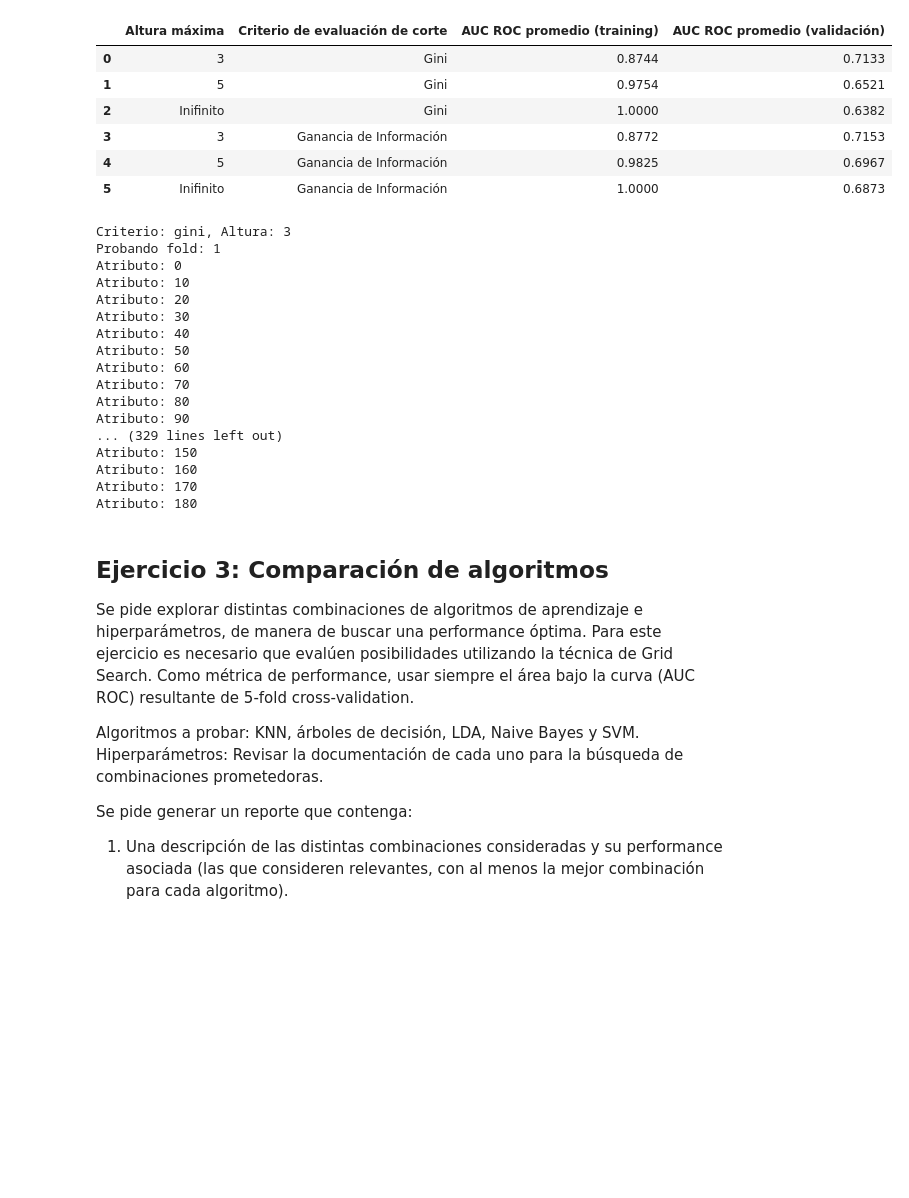
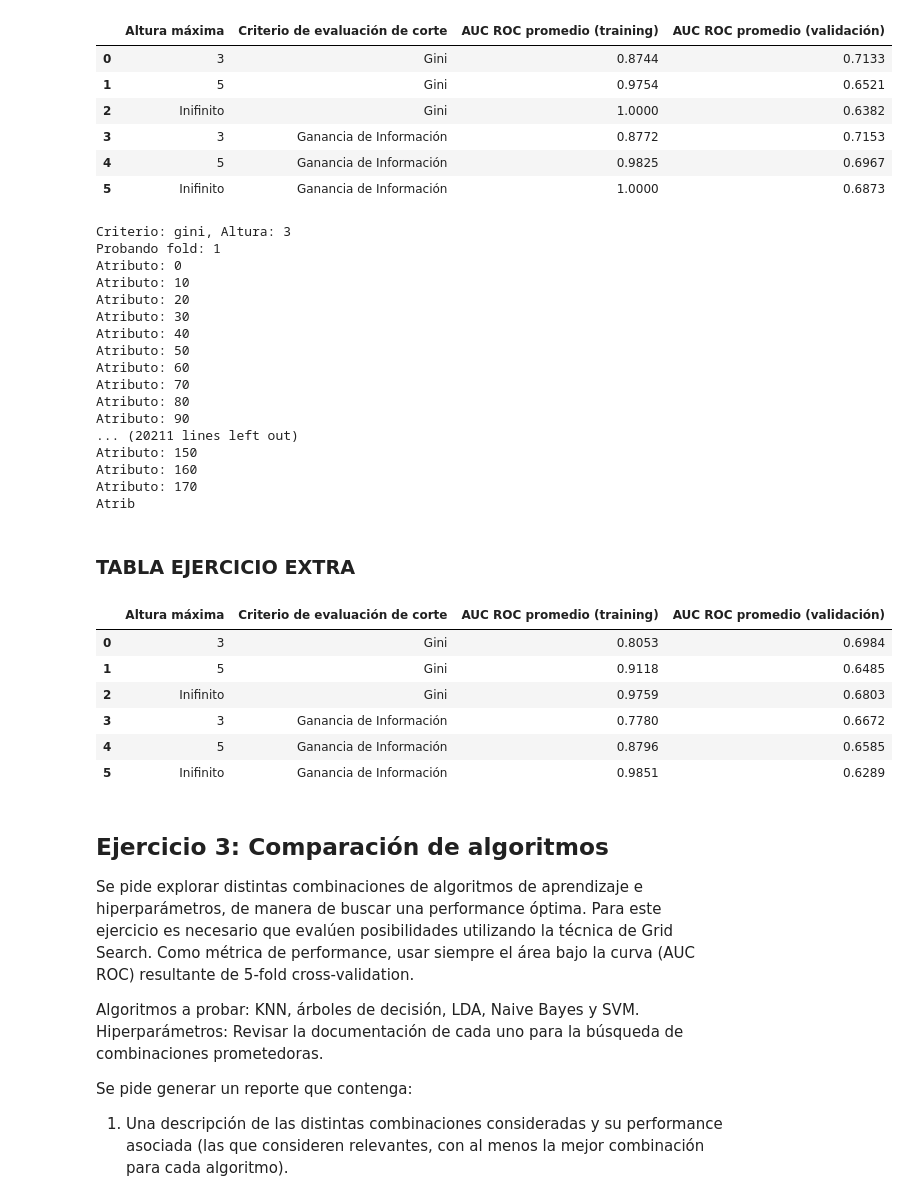
Before and after one commit to cosa65/aprendizajeAutomatico, a Jupyter notebook: TP1/TP1.ipynb, the cells around one changed output. Drawn from its saved outputs; the diff is of its cells as text; code cells hidden in the pictures; blank space fills up the shorter version.

Commit message:
Ej 2 extra con entropy arreglado

```diff
--- a/TP1/TP1.ipynb
+++ b/TP1/TP1.ipynb
@@ -539,7 +539,7 @@ def ganancia_entropia(instancias, etiquetas, etiquetas_rama_izquierda, etiquetas
 
     ganancia_entropia = entropia_total - ((n_izq/n)*entropia_izq + (n_der/n)*entropia_der)
 
-    return ganancia_gini
+    return ganancia_entropia
 
 def imprimir_arbol(arbol, spacing=""):
     if isinstance(arbol, Hoja):
@@ -658,35 +658,43 @@ for criterio in ["gini", "entropy"]:
             auc_roc_train_list.append(auc_roc_train_fold)
         resultados_training.append( sum(auc_roc_train_list) / len(auc_roc_train_list) )
         resultados_validation.append( sum(auc_roc_test_list) / len(auc_roc_test_list) )
 ###################################################################################################################################
 
 df = pd.DataFrame(index=range(0,6))
 
 df["Altura máxima"] = [3, 5, "Inifinito"] * 2
 df["Criterio de evaluación de corte"] = ["Gini"] * 3 + ["Ganancia de Información"] * 3
 df["AUC ROC promedio (training)"] = resultados_training # reemplazar por resultados_training
 df["AUC ROC promedio (validación)"] = resultados_validation # reemplazar por resultados_validation
 
 display(HTML("<h3> TABLA EJERCICIO EXTRA </h3>"))
 display(df)
 # %% [output]
 Criterio: gini, Altura: 3
 Probando fold: 1
 Atributo: 0
 Atributo: 10
 Atributo: 20
 Atributo: 30
 Atributo: 40
 Atributo: 50
 Atributo: 60
 Atributo: 70
 Atributo: 80
 Atributo: 90
-... (329 lines left out)
+... (20211 lines left out)
 Atributo: 150
 Atributo: 160
 Atributo: 170
-Atributo: 180
+Atrib
+TABLA EJERCICIO EXTRA
+|  | Altura máxima | Criterio de evaluación de corte | AUC ROC promedio (training) | AUC ROC promedio (validación) |
+| 0 | 3 | Gini | 0.8053 | 0.6984 |
+| 1 | 5 | Gini | 0.9118 | 0.6485 |
+| 2 | Inifinito | Gini | 0.9759 | 0.6803 |
+| 3 | 3 | Ganancia de Información | 0.7780 | 0.6672 |
+| 4 | 5 | Ganancia de Información | 0.8796 | 0.6585 |
+| 5 | Inifinito | Ganancia de Información | 0.9851 | 0.6289 |
 # %% [markdown]
 ## Ejercicio 3: Comparación de algoritmos
 
```
Also changed, not shown: parts of 5 cells of this notebook.
